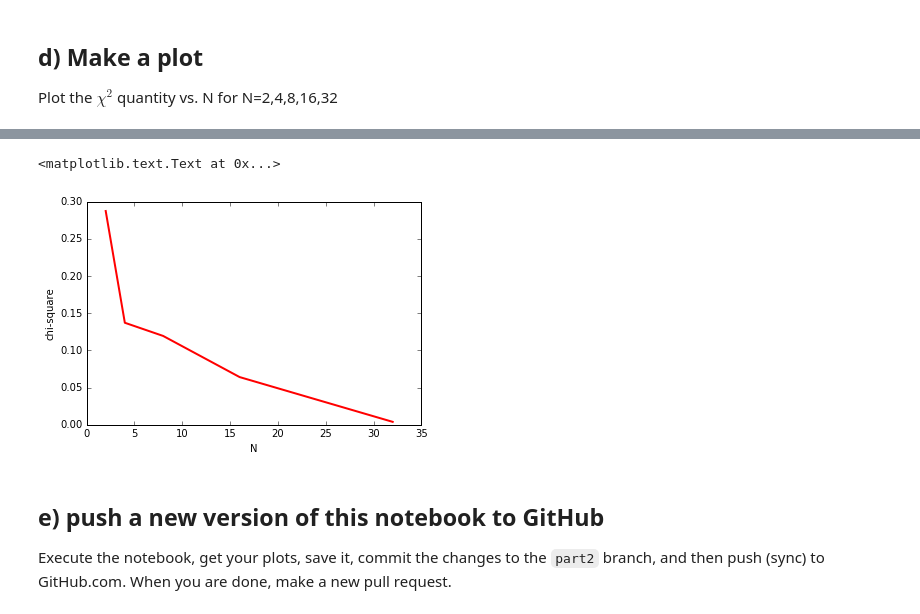
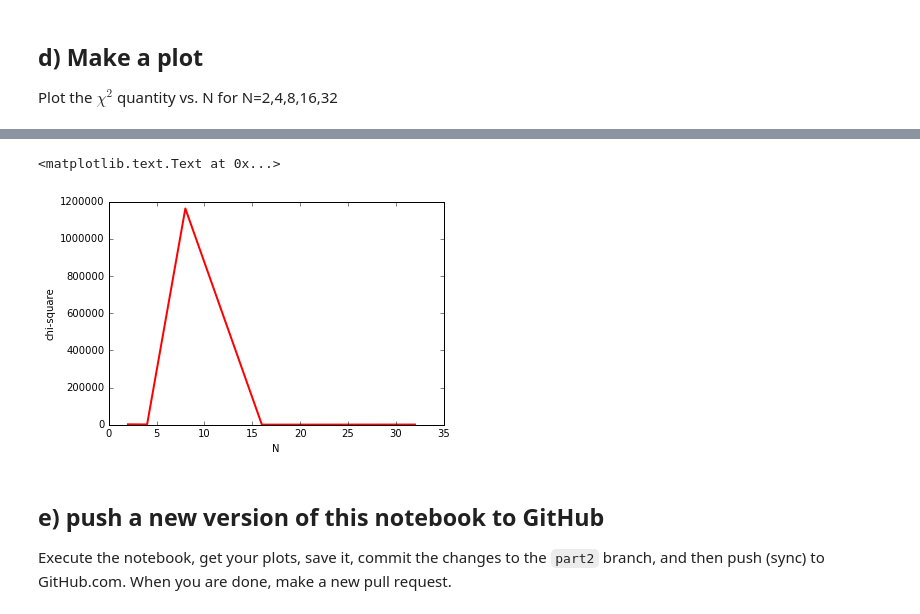
Before and after one commit to cranmer/intro-exp-phys-II, a Jupyter notebook: Central-Limit-Theorem.ipynb, the cells around one changed output, grey strips where cells are left out. Drawn from its saved outputs; the diff is of its cells as text; code cells hidden in the pictures.

```diff
--- a/Central-Limit-Theorem.ipynb
+++ b/Central-Limit-Theorem.ipynb
@@ -424,10 +428,10 @@ do_random_convolution_with_chi2(ok_distributions_list, 32)
 # %%
-plt.plot((2, 4, 8, 16, 32), (0.287335296206, 0.137152779903, 0.11945899932, 0.0641415455358, 0.00395955093232), lw=2, c='r')
+plt.plot((2, 4, 8, 16, 32), (2497.43287014, 1797.76698774, 1162881.22436, 856.683396048, 1276.04073436), lw=2, c='r')
 plt.xlabel('N')
 plt.ylabel('chi-square')
 # %% [output]
 <matplotlib.text.Text at 0x...>
-[figure, old version]
+[figure, new version]
 # %% [markdown]
 ## e) push a new version of this notebook to GitHub
 
```
Also changed, not shown: parts of 18 cells of this notebook.
